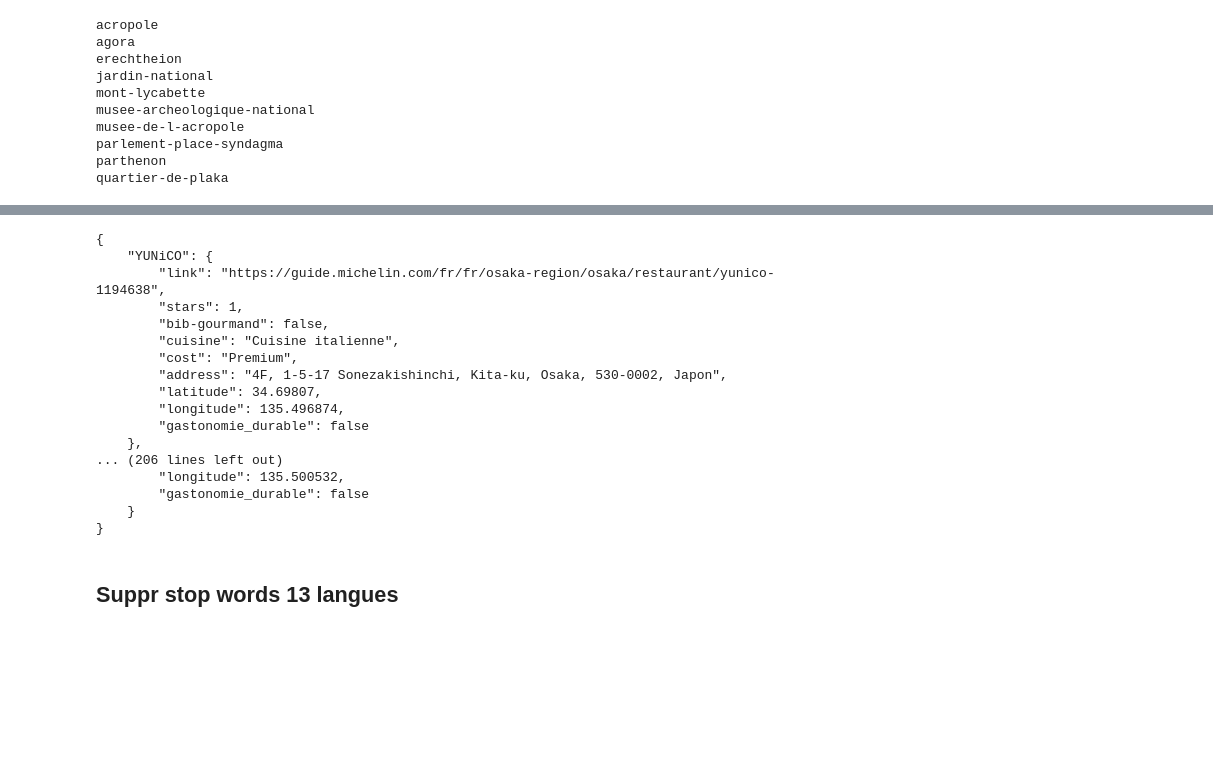
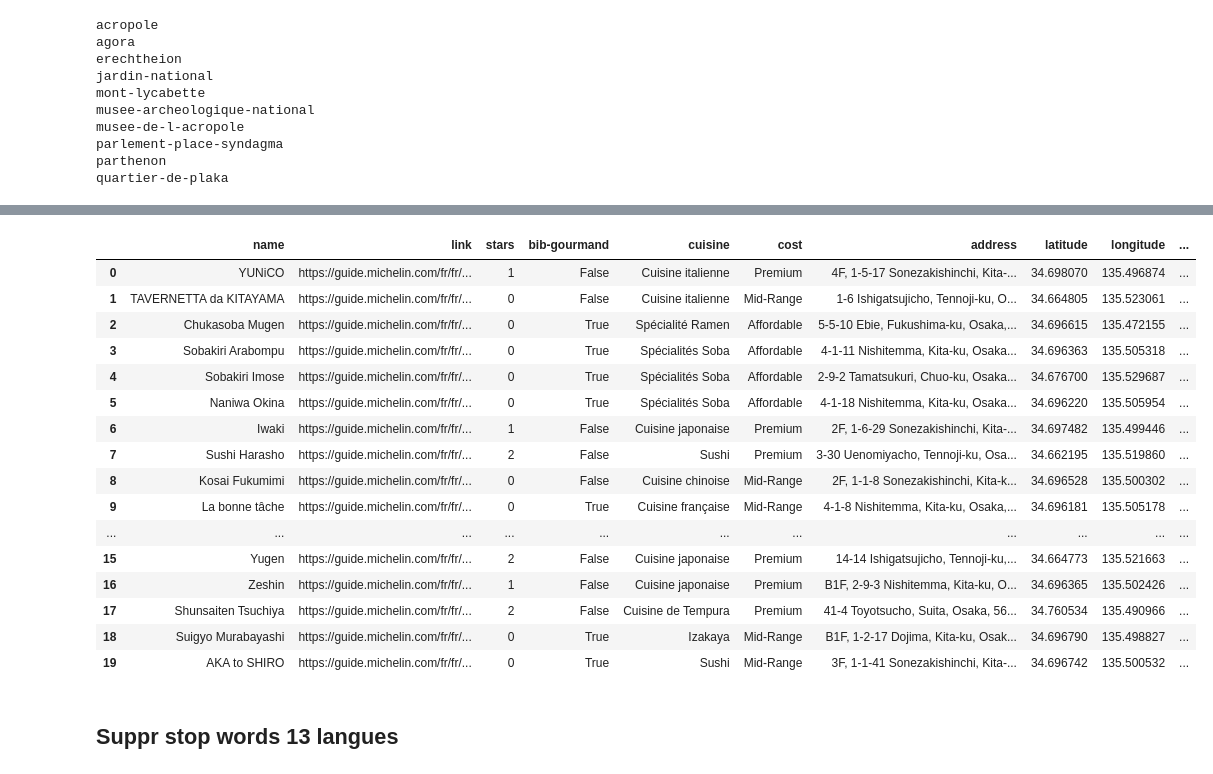
Before and after one commit to MarinHeckmann/webscapping-project, a Jupyter notebook: src/notebook/routard_michelin_scrap.ipynb, the cells around one changed output, grey strips where cells are left out. Drawn from its saved outputs; the diff is of its cells as text; code cells hidden in the pictures; blank space fills up the shorter version.

```diff
--- a/src/notebook/routard_michelin_scrap.ipynb
+++ b/src/notebook/routard_michelin_scrap.ipynb
@@ -108,32 +127,31 @@ def scrap_resto_link(url):
 # https://guide.michelin.com/fr/fr/attica/athens/restaurants/page/2?sort=distance
 # faire les pages suivantes ?
 # %%
-import json # for print
 # https://guide.michelin.com/fr/fr/osaka-region/restaurants
 region = "osaka"
 city = "osaka"
 data = scrap_michelin(city, region)
 if data is None:
     data = scrap_michelin(region)
-print(json.dumps(data, indent=4))
+display(data)
 # %% [output]
-{
-    "YUNiCO": {
-        "link": "https://guide.michelin.com/fr/fr/osaka-region/osaka/restaurant/yunico-1194638",
-        "stars": 1,
-        "bib-gourmand": false,
-        "cuisine": "Cuisine italienne",
-        "cost": "Premium",
-        "address": "4F, 1-5-17 Sonezakishinchi, Kita-ku, Osaka, 530-0002, Japon",
-        "latitude": 34.69807,
-        "longitude": 135.496874,
-        "gastonomie_durable": false
-    },
-... (206 lines left out)
-        "longitude": 135.500532,
-        "gastonomie_durable": false
-    }
-}
+|  | name | link | stars | bib-gourmand | cuisine | cost | address | latitude | longitude | ... |
+| 0 | YUNiCO | https://guide.michelin.com/fr/fr/... | 1 | False | Cuisine italienne | Premium | 4F, 1-5-17 Sonezakishinchi, Kita-... | 34.698070 | 135.496874 | ... |
+| 1 | TAVERNETTA da KITAYAMA | https://guide.michelin.com/fr/fr/... | 0 | False | Cuisine italienne | Mid-Range | 1-6 Ishigatsujicho, Tennoji-ku, O... | 34.664805 | 135.523061 | ... |
+| 2 | Chukasoba Mugen | https://guide.michelin.com/fr/fr/... | 0 | True | Spécialité Ramen | Affordable | 5-5-10 Ebie, Fukushima-ku, Osaka,... | 34.696615 | 135.472155 | ... |
+| 3 | Sobakiri Arabompu | https://guide.michelin.com/fr/fr/... | 0 | True | Spécialités Soba | Affordable | 4-1-11 Nishitemma, Kita-ku, Osaka... | 34.696363 | 135.505318 | ... |
+| 4 | Sobakiri Imose | https://guide.michelin.com/fr/fr/... | 0 | True | Spécialités Soba | Affordable | 2-9-2 Tamatsukuri, Chuo-ku, Osaka... | 34.676700 | 135.529687 | ... |
+| 5 | Naniwa Okina | https://guide.michelin.com/fr/fr/... | 0 | True | Spécialités Soba | Affordable | 4-1-18 Nishitemma, Kita-ku, Osaka... | 34.696220 | 135.505954 | ... |
+| 6 | Iwaki | https://guide.michelin.com/fr/fr/... | 1 | False | Cuisine japonaise | Premium | 2F, 1-6-29 Sonezakishinchi, Kita-... | 34.697482 | 135.499446 | ... |
+| 7 | Sushi Harasho | https://guide.michelin.com/fr/fr/... | 2 | False | Sushi | Premium | 3-30 Uenomiyacho, Tennoji-ku, Osa... | 34.662195 | 135.519860 | ... |
+| 8 | Kosai Fukumimi | https://guide.michelin.com/fr/fr/... | 0 | False | Cuisine chinoise | Mid-Range | 2F, 1-1-8 Sonezakishinchi, Kita-k... | 34.696528 | 135.500302 | ... |
+| 9 | La bonne tâche | https://guide.michelin.com/fr/fr/... | 0 | True | Cuisine française | Mid-Range | 4-1-8 Nishitemma, Kita-ku, Osaka,... | 34.696181 | 135.505178 | ... |
+| ... | ... | ... | ... | ... | ... | ... | ... | ... | ... | ... |
+| 15 | Yugen | https://guide.michelin.com/fr/fr/... | 2 | False | Cuisine japonaise | Premium | 14-14 Ishigatsujicho, Tennoji-ku,... | 34.664773 | 135.521663 | ... |
+| 16 | Zeshin | https://guide.michelin.com/fr/fr/... | 1 | False | Cuisine japonaise | Premium | B1F, 2-9-3 Nishitemma, Kita-ku, O... | 34.696365 | 135.502426 | ... |
+| 17 | Shunsaiten Tsuchiya | https://guide.michelin.com/fr/fr/... | 2 | False | Cuisine de Tempura | Premium | 41-4 Toyotsucho, Suita, Osaka, 56... | 34.760534 | 135.490966 | ... |
+| 18 | Suigyo Murabayashi | https://guide.michelin.com/fr/fr/... | 0 | True | Izakaya | Mid-Range | B1F, 1-2-17 Dojima, Kita-ku, Osak... | 34.696790 | 135.498827 | ... |
+| 19 | AKA to SHIRO | https://guide.michelin.com/fr/fr/... | 0 | True | Sushi | Mid-Range | 3F, 1-1-41 Sonezakishinchi, Kita-... | 34.696742 | 135.500532 | ... |
 # %% [markdown]
 ## Suppr stop words 13 langues
 # %%
```
Also changed, not shown: parts of 3 cells of this notebook, 1 other file.
